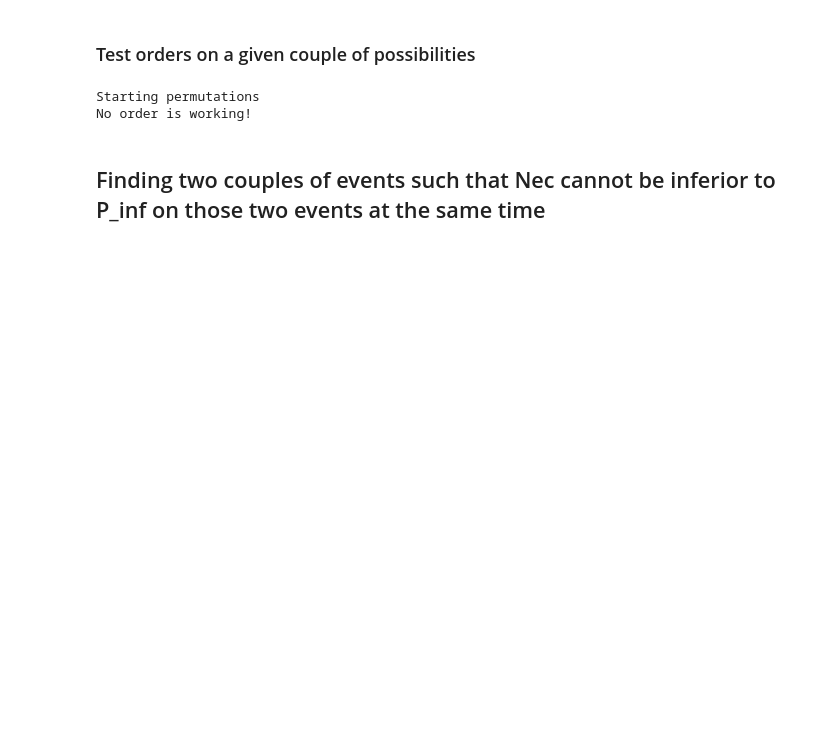
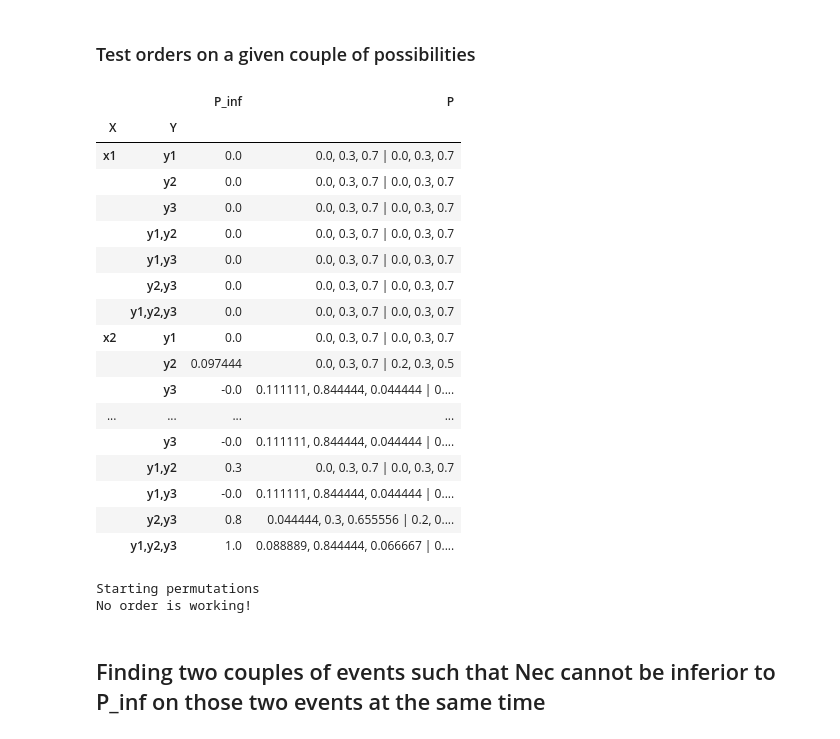
Before and after one commit to Roman-Malinowski/simulation_copula, a Jupyter notebook: Copula.ipynb, the cells around one changed output. Drawn from its saved outputs; the diff is of its cells as text; code cells hidden in the pictures; blank space fills up the shorter version.

```diff
--- a/Copula.ipynb
+++ b/Copula.ipynb
@@ -43,9 +42,26 @@ rob_y = RobustCredalSetUnivariate(nec_y_vanilla, samples_per_interval=10)
 
 rob_xy = RobustCredalSetBivariate(rob_x, rob_y, order_x_precise, order_y_precise, copula)
 # %%
-print("Computing robust credal set...")
-rob_xy.approximate_robust_credal_set()
-print("Done.")
+rob_xy.approximation
+# %% [output]
+|  |  | P_inf | P |
+| X | Y |  |  |
+| x1 | y1 | 0.0 | 0.0, 0.3, 0.7 | 0.0, 0.3, 0.7 |
+|  | y2 | 0.0 | 0.0, 0.3, 0.7 | 0.0, 0.3, 0.7 |
+|  | y3 | 0.0 | 0.0, 0.3, 0.7 | 0.0, 0.3, 0.7 |
+|  | y1,y2 | 0.0 | 0.0, 0.3, 0.7 | 0.0, 0.3, 0.7 |
+|  | y1,y3 | 0.0 | 0.0, 0.3, 0.7 | 0.0, 0.3, 0.7 |
+|  | y2,y3 | 0.0 | 0.0, 0.3, 0.7 | 0.0, 0.3, 0.7 |
+|  | y1,y2,y3 | 0.0 | 0.0, 0.3, 0.7 | 0.0, 0.3, 0.7 |
+| x2 | y1 | 0.0 | 0.0, 0.3, 0.7 | 0.0, 0.3, 0.7 |
+|  | y2 | 0.097444 | 0.0, 0.3, 0.7 | 0.2, 0.3, 0.5 |
+|  | y3 | -0.0 | 0.111111, 0.844444, 0.044444 | 0.... |
+| ... | ... | ... | ... |
+|  | y3 | -0.0 | 0.111111, 0.844444, 0.044444 | 0.... |
+|  | y1,y2 | 0.3 | 0.0, 0.3, 0.7 | 0.0, 0.3, 0.7 |
+|  | y1,y3 | -0.0 | 0.111111, 0.844444, 0.044444 | 0.... |
+|  | y2,y3 | 0.8 | 0.044444, 0.3, 0.655556 | 0.2, 0.... |
+|  | y1,y2,y3 | 1.0 | 0.088889, 0.844444, 0.066667 | 0.... |
 # %%
 rob_xy.approximation.to_csv("/work/scratch/malinoro/simulation_copula/robust_xy_clayton_2.csv")
 # %%
```
Also changed, not shown: parts of 5 cells of this notebook, 1 other file.
